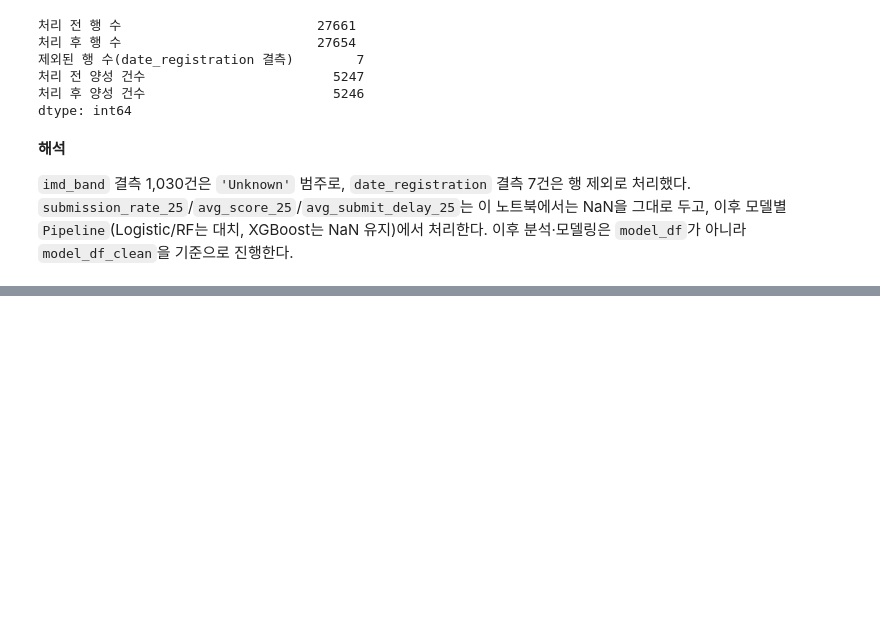
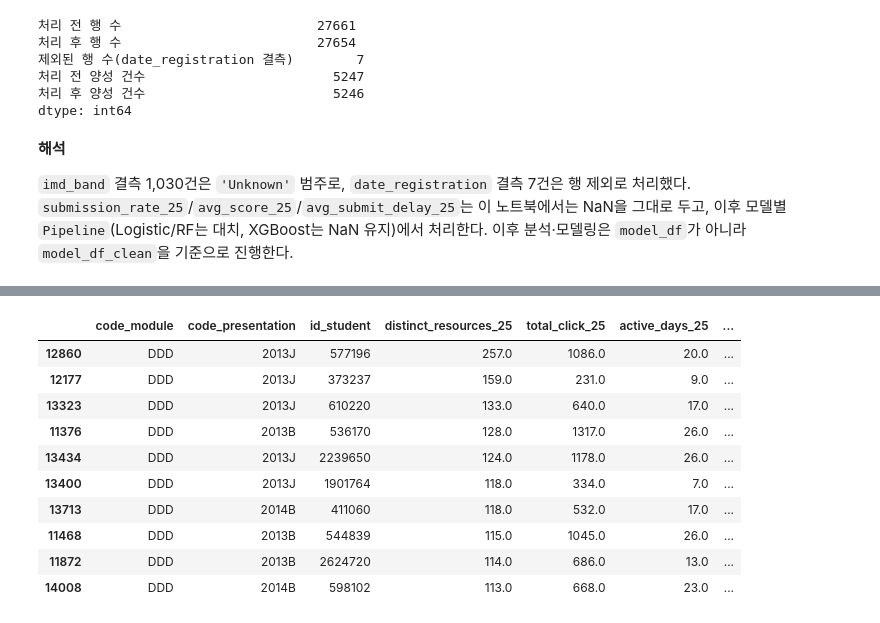
Before and after one commit to KimInSeok-DA/OULAD_Churn_Prediction-Personal, a Jupyter notebook: Notebooks/02_Window_Integration/03_Missing_Outlier.ipynb, the cells around one changed output, grey strips where cells are left out. Saved outputs shown, nothing was run; the diff lists cells and outputs as text; code cells hidden in the pictures; blank space fills up the shorter version.

```diff
--- a/Notebooks/02_Window_Integration/03_Missing_Outlier.ipynb
+++ b/Notebooks/02_Window_Integration/03_Missing_Outlier.ipynb
@@ -311,0 +438,18 @@ dtype: int64
+# %%
+top_resources = model_df_clean.nlargest(10, 'distinct_resources_25')[
+    ['code_module', 'code_presentation', 'id_student', 'distinct_resources_25',
+     'total_click_25', 'active_days_25', 'target_churn_after_25']
+]
+top_resources
+# %% [output]
+|  | code_module | code_presentation | id_student | distinct_resources_25 | total_click_25 | active_days_25 | ... |
+| 12860 | DDD | 2013J | 577196 | 257.0 | 1086.0 | 20.0 | ... |
+| 12177 | DDD | 2013J | 373237 | 159.0 | 231.0 | 9.0 | ... |
+| 13323 | DDD | 2013J | 610220 | 133.0 | 640.0 | 17.0 | ... |
+| 11376 | DDD | 2013B | 536170 | 128.0 | 1317.0 | 26.0 | ... |
+| 13434 | DDD | 2013J | 2239650 | 124.0 | 1178.0 | 26.0 | ... |
+| 13400 | DDD | 2013J | 1901764 | 118.0 | 334.0 | 7.0 | ... |
+| 13713 | DDD | 2014B | 411060 | 118.0 | 532.0 | 17.0 | ... |
+| 11468 | DDD | 2013B | 544839 | 115.0 | 1045.0 | 26.0 | ... |
+| 11872 | DDD | 2013B | 2624720 | 114.0 | 686.0 | 13.0 | ... |
+| 14008 | DDD | 2014B | 598102 | 113.0 | 668.0 | 23.0 | ... |
```
Also changed, not shown: parts of 17 cells of this notebook.
